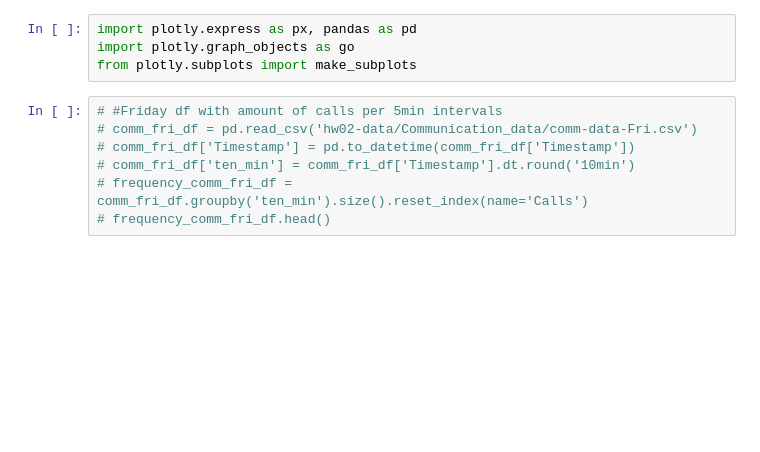
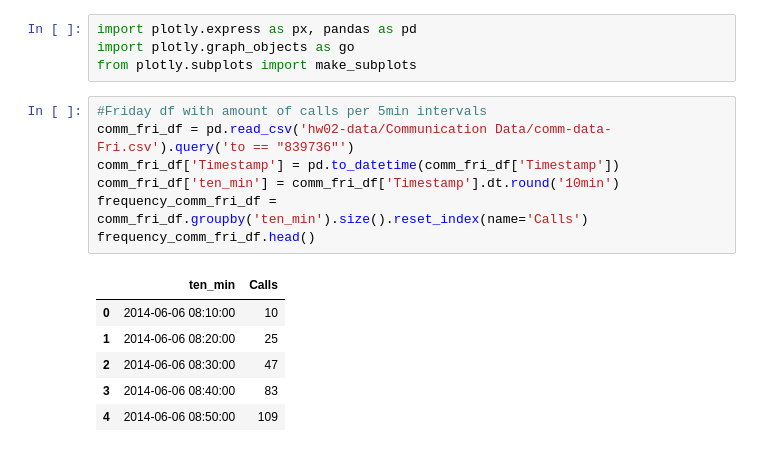
Before and after one commit to CelestialSloth/csc235-hw02, a Jupyter notebook: call_density.ipynb, the cells around one changed output. Cells and saved outputs as stored; diff of their text form; blank space fills up the shorter version.

Commit message:
Call density for reporting line

```diff
--- a/call_density.ipynb
+++ b/call_density.ipynb
@@ -3,10 +3,17 @@ import plotly.express as px, pandas as pd
 import plotly.graph_objects as go
 from plotly.subplots import make_subplots
 # %%
-# #Friday df with amount of calls per 5min intervals
-# comm_fri_df = pd.read_csv('hw02-data/Communication_data/comm-data-Fri.csv')
-# comm_fri_df['Timestamp'] = pd.to_datetime(comm_fri_df['Timestamp'])
-# comm_fri_df['ten_min'] = comm_fri_df['Timestamp'].dt.round('10min')
-# frequency_comm_fri_df = comm_fri_df.groupby('ten_min').size().reset_index(name='Calls')
-# frequency_comm_fri_df.head()
+#Friday df with amount of calls per 5min intervals
+comm_fri_df = pd.read_csv('hw02-data/Communication Data/comm-data-Fri.csv').query('to == "839736"')
+comm_fri_df['Timestamp'] = pd.to_datetime(comm_fri_df['Timestamp'])
+comm_fri_df['ten_min'] = comm_fri_df['Timestamp'].dt.round('10min')
+frequency_comm_fri_df = comm_fri_df.groupby('ten_min').size().reset_index(name='Calls')
+frequency_comm_fri_df.head()
+# %% [output]
+|  | ten_min | Calls |
+| 0 | 2014-06-06 08:10:00 | 10 |
+| 1 | 2014-06-06 08:20:00 | 25 |
+| 2 | 2014-06-06 08:30:00 | 47 |
+| 3 | 2014-06-06 08:40:00 | 83 |
+| 4 | 2014-06-06 08:50:00 | 109 |
 # %%
```
Also changed, not shown: parts of 3 cells of this notebook.
